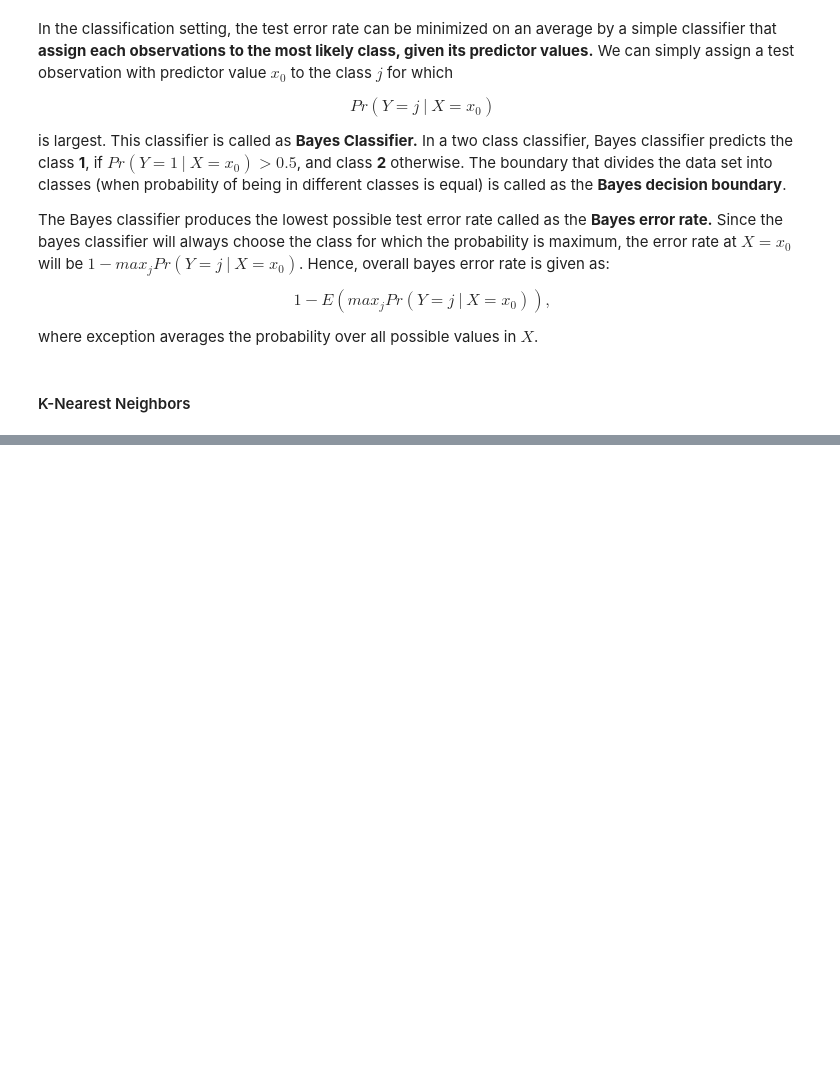
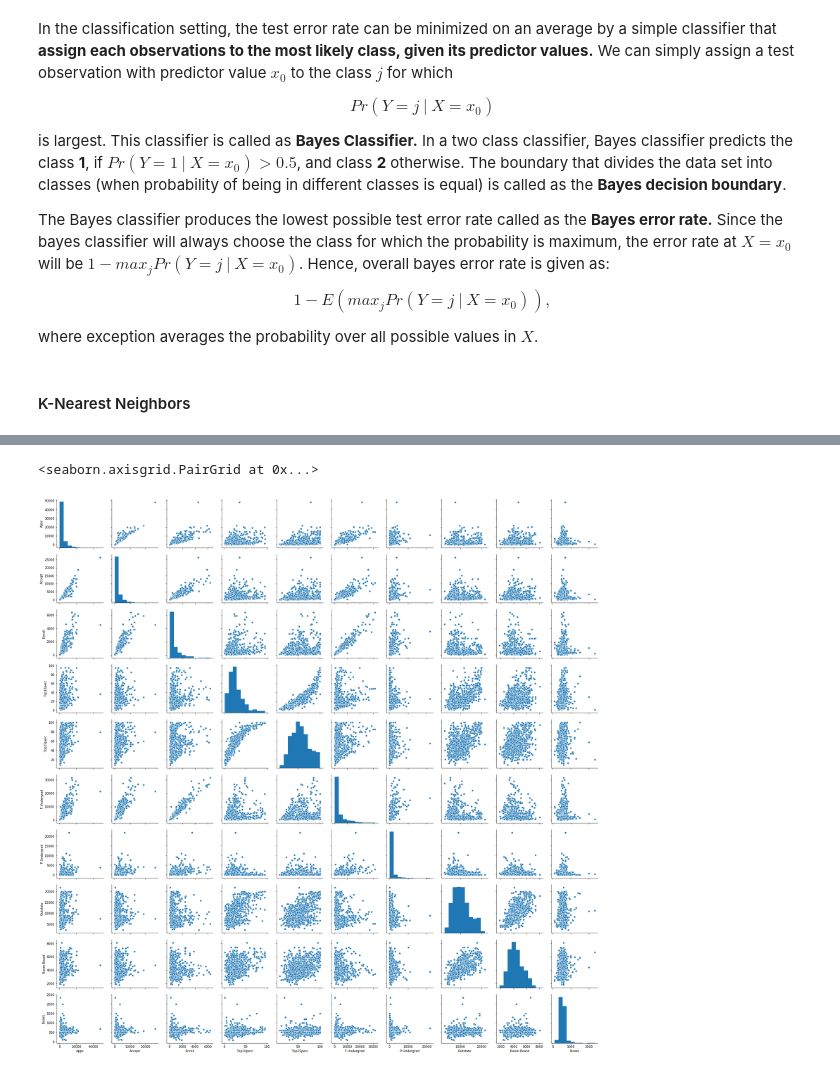
Before and after one commit to amitrajan012/Introduction-to-Statistical-Learning, a Jupyter notebook: Statistical Learning.ipynb, the cells around one changed output, grey strips where cells are left out. Drawn from its saved outputs; the diff is of its cells as text; code cells hidden in the pictures; blank space fills up the shorter version.

```diff
--- a/Statistical Learning.ipynb
+++ b/Statistical Learning.ipynb
@@ -176,0 +240,7 @@ Despite the fact that it is a very simple approach, KNN can often produce classi
+# %%
+import pandas as pd
+
+college = pd.read_csv("data/College.csv")
+college.set_index('Unnamed: 0', drop=True, inplace=True)
+college.index.names = ['Name']
+college.describe()
@@ -176,0 +257,8 @@ Despite the fact that it is a very simple approach, KNN can often produce classi
+# %%
+# produce a scatterplot matrix of the first ten columns or variables of the data.
+import seaborn as sns
+
+sns.pairplot(college.loc[:, 'Apps':'Books'])
+# %% [output]
+<seaborn.axisgrid.PairGrid at 0x...>
+[figure, added]
```
Also changed, not shown: parts of 39 cells of this notebook.
